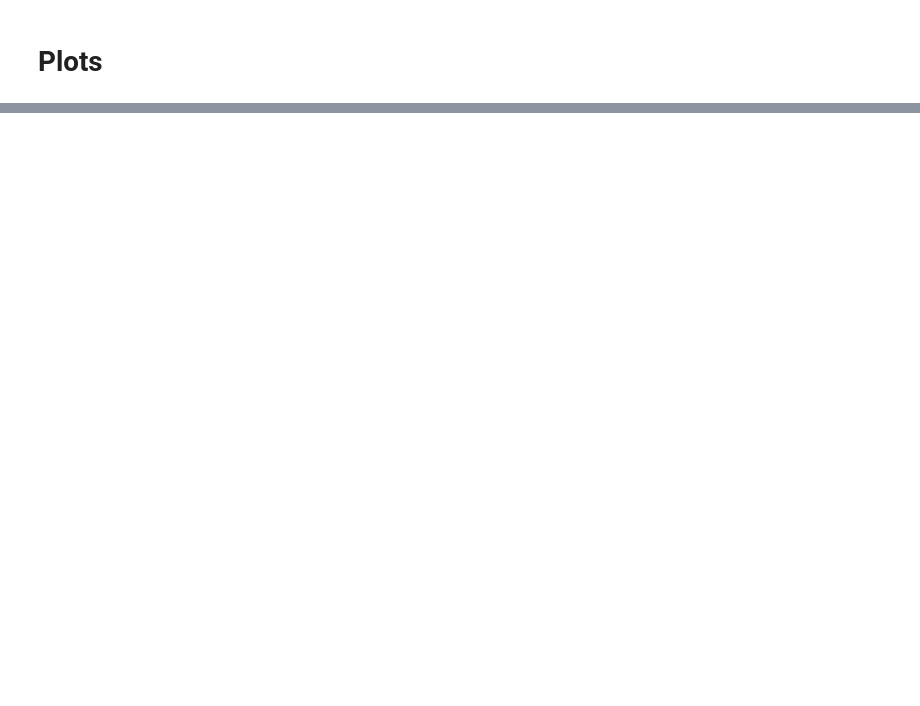
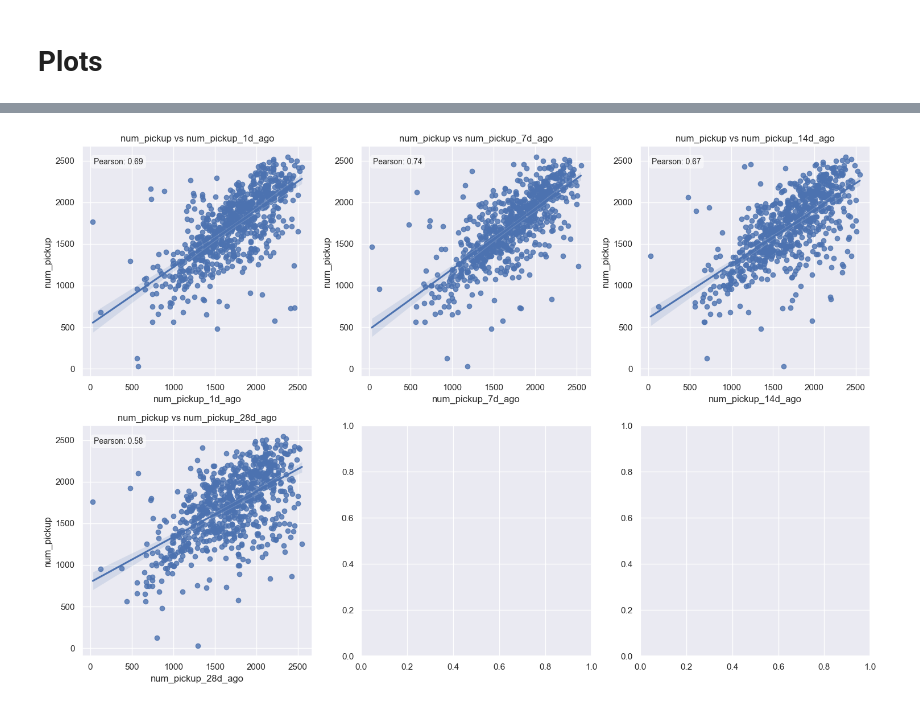
Before and after one commit to slafaurie/taxi_demand_service, a Jupyter notebook: notebooks/02_exploratory_data_analysis.ipynb, the cells around one changed output, grey strips where cells are left out. Saved outputs shown, nothing was run; the diff lists cells and outputs as text; code cells hidden in the pictures; blank space fills up the shorter version.

```diff
--- a/notebooks/02_exploratory_data_analysis.ipynb
+++ b/notebooks/02_exploratory_data_analysis.ipynb
@@ -43,23 +48,0 @@ from this point onwards, We need the whole data for all batches to generate the
-# %%
-def get_time_lags(df: pl.DataFrame, n_lags: int) -> pl.DataFrame:
-    """
-    Generates time-lagged features for the number of pickups.
-
-    This function takes a DataFrame and an integer n_lags to generate n_lags new columns in the DataFrame. Each new column represents the number of pickups n hours ago, where n ranges from 1 to n_lags. The function sorts the DataFrame by 'pickup_location_id' and 'pickup_datetime_hour' before shifting to ensure that the lagged values are correctly aligned with the corresponding times and locations.
-
-    Parameters:
-    - df (pl.DataFrame): The DataFrame containing the pickup data.
-    - n_lags (int): The number of lagged time periods to generate.
-
-    Returns:
-    - pl.DataFrame: The original DataFrame with n_lags new columns added, each representing the number of pickups n hours ago.
-    """
-    return (
-        df
-        .with_columns([
-            pl.col("num_pickups").sort_by(["pickup_location_id", "pickup_datetime_hour"]).shift(i).over("pickup_location_id").alias(f"num_pickups_{i}h_ago") for i in range(1, n_lags+1)
-        ])
-        .drop_nulls()
-    )
-
-# time_lags = get_time_lags(hourly_df_complete, 3).head()
@@ -88,0 +64,8 @@ generate_ts_features_for_file(2020, 1, )
+# %%
+train_with_lags = (
+    train
+    .pipe(get_time_lags, [1, 7, 14, 28])
+)
+
+train_with_lags_pd = train_with_lags.to_pandas()
+train_with_lags_pd.head()
@@ -88,0 +79,9 @@ generate_ts_features_for_file(2020, 1, )
+# %%
+cols = ["num_pickup", "num_pickup_1d_ago", "num_pickup_7d_ago", "num_pickup_14d_ago", "num_pickup_28d_ago"]
+plot_relation_between_target_and_covariates(
+    data=train_with_lags.to_pandas()
+    , target="num_pickup"
+    , covariates=cols[1:]
+)
+# %% [output]
+[figure, added]
```
Also changed, not shown: parts of 16 cells of this notebook, 10 other files.
